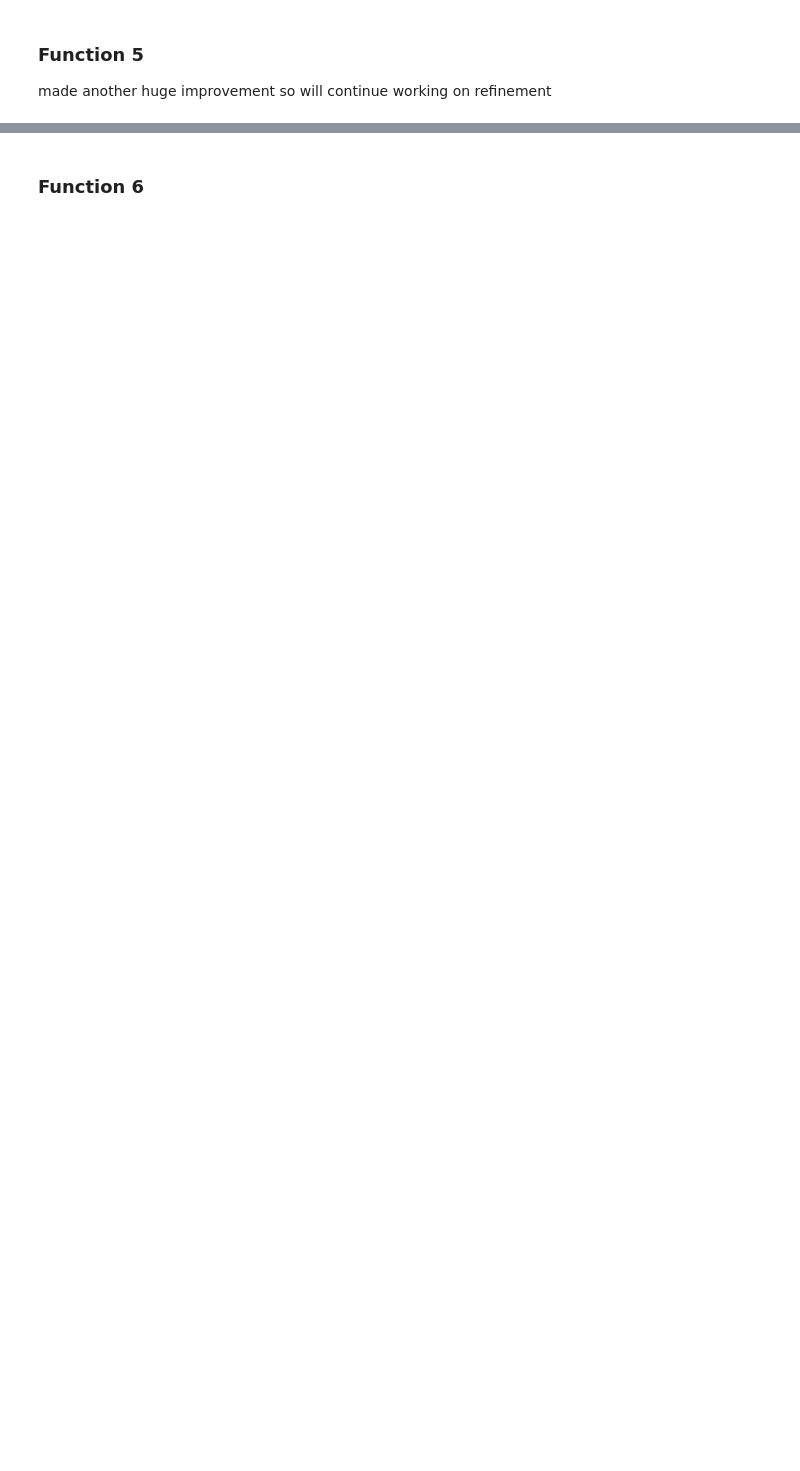
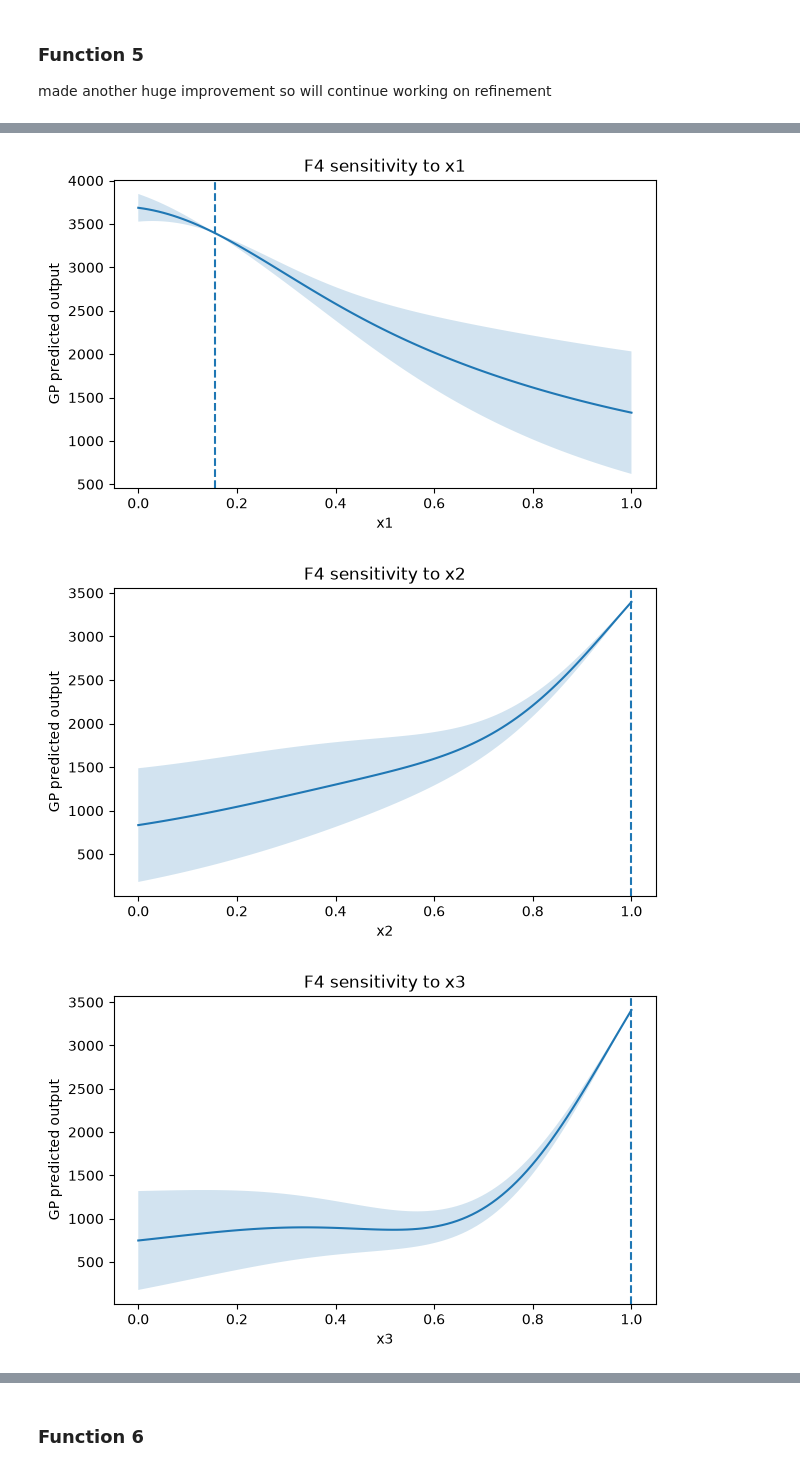
Before and after one commit to mkamar17/bbocapstone, a Jupyter notebook: project/stage-two/round_5/round_5_analysis.ipynb, the cells around one changed output, grey strips where cells are left out. Cells and saved outputs as stored; diff of their text form; code cells hidden in the pictures; blank space fills up the shorter version.

```diff
--- a/project/stage-two/round_5/round_5_analysis.ipynb
+++ b/project/stage-two/round_5/round_5_analysis.ipynb
@@ -779,4 +955,14 @@ Best:   X=[0.180065 1.       0.952231 0.889747], y=2735.7877787417397
 # %%
-best_kernel_f5 = Matern(length_scale=0.5, nu=2.5)
-
+best_kernel_f5 = RationalQuadratic(length_scale=0.5)
 gp_f5 = fit_gp(5, best_kernel_f5)
+# %%
+best_x_f5 = np.array([0.154973, 1.0, 0.998630, 0.909479])
+
+plot_input_sensitivity(
+    gp_f5,
+    best_x_f5
+)
+# %% [output]
+[figure, added]
+[figure, added]
+[figure, added]
```
Also changed, not shown: parts of 50 cells of this notebook.
